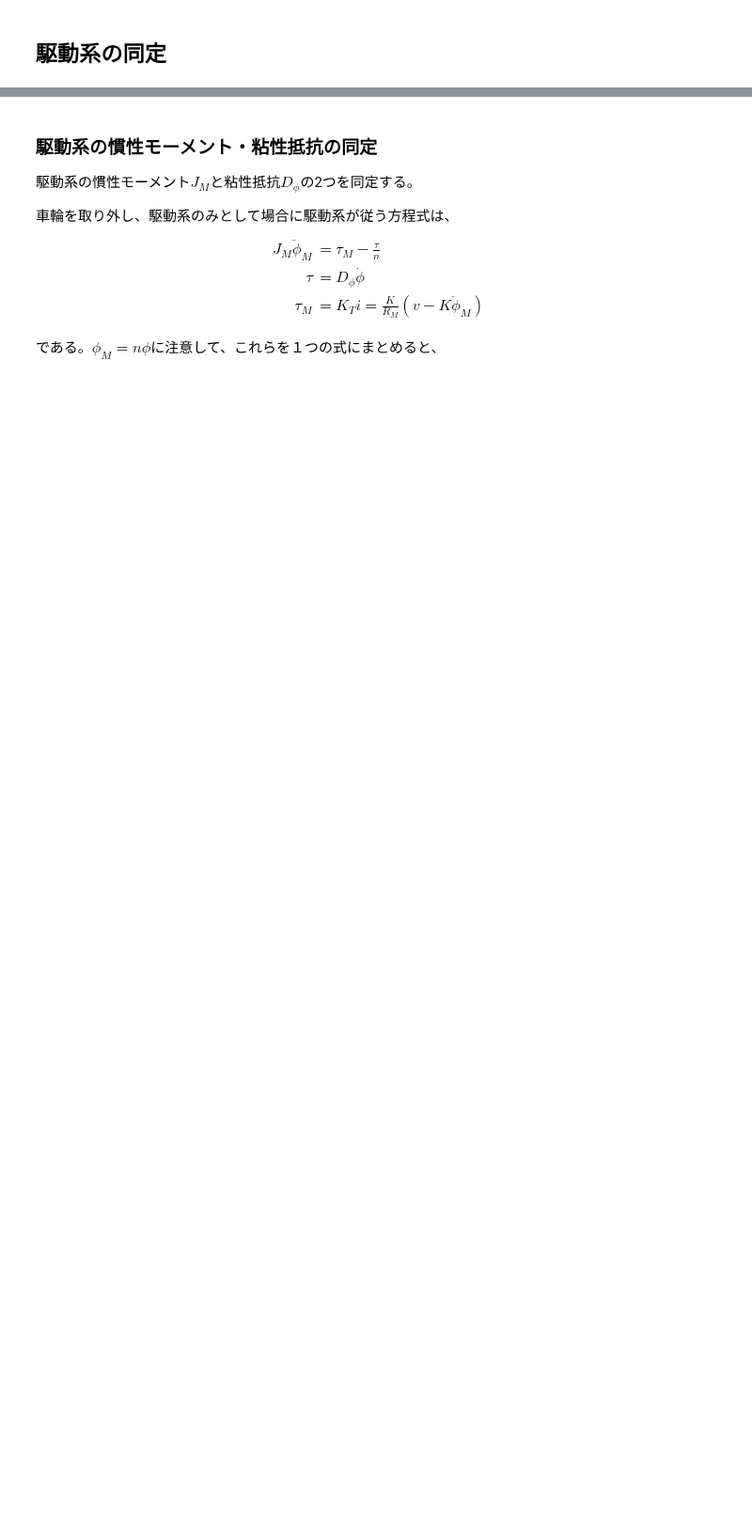
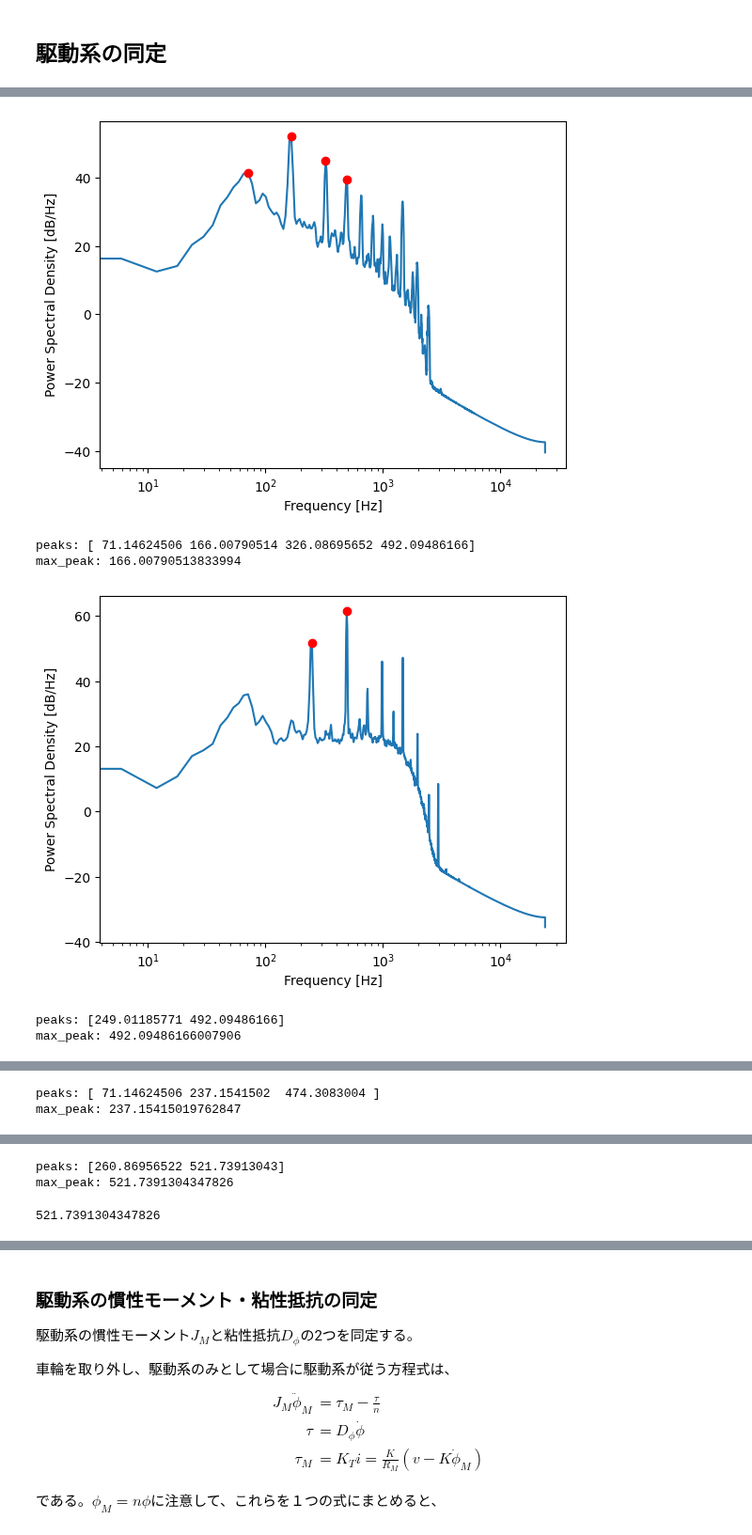
Before and after one commit to HoneyMack/wheel_inverted_pendulum, a Jupyter notebook: motor_driven_wheeled_inverted_pendulum_simulation.ipynb, the cells around one changed output, grey strips where cells are left out. Shown at 94% size. Drawn from its saved outputs; the diff is of its cells as text; code cells hidden in the pictures; blank space fills up the shorter version.

```diff
--- a/motor_driven_wheeled_inverted_pendulum_simulation.ipynb
+++ b/motor_driven_wheeled_inverted_pendulum_simulation.ipynb
@@ -1918,0 +2018,12 @@ $$
+# %%
+plot_power_spectral_density("sounds/r_motor_sound4.m4a",peak_height=7e3)
+plot_power_spectral_density("sounds/r_motor_sound5.m4a")
+plot_power_spectral_density("sounds/r_motor_sound6.m4a",peak_height=5e3)
+plot_power_spectral_density("sounds/r_motor_sound7.m4a")
+# %% [output]
+[figure, added]
+peaks: [ 71.14624506 166.00790514 326.08695652 492.09486166]
+max_peak: 166.00790513833994
+[figure, added]
+peaks: [249.01185771 492.09486166]
+max_peak: 492.09486166007906
@@ -1918,0 +2031,2 @@ $$
+peaks: [ 71.14624506 237.1541502  474.3083004 ]
+max_peak: 237.15415019762847
@@ -1918,0 +2034,3 @@ $$
+peaks: [260.86956522 521.73913043]
+max_peak: 521.7391304347826
+521.7391304347826
```
Also changed, not shown: parts of 9 cells of this notebook.
